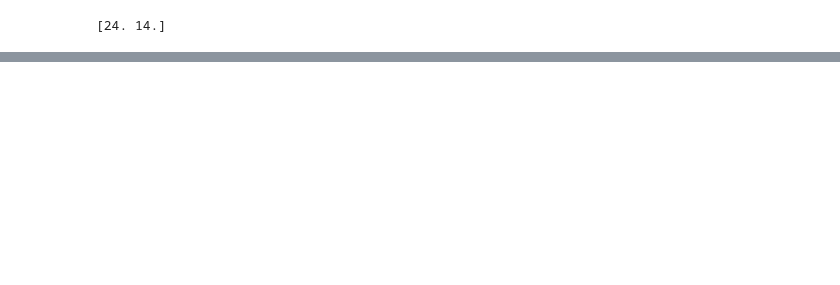
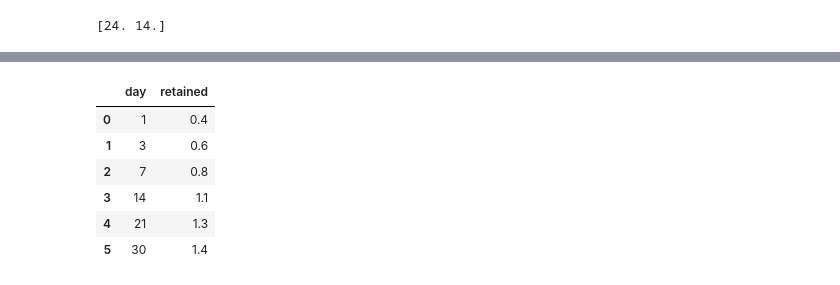
Before and after one commit to evsemenova/Python-, a Jupyter notebook: Урок_5_Статистика_в_работе_аналитика_с_библиотекой_Scipy.ipynb, the cells around one changed output, grey strips where cells are left out. Cells and saved outputs as stored; diff of their text form; code cells hidden in the pictures; blank space fills up the shorter version.

```diff
--- a/Урок_5_Статистика_в_работе_аналитика_с_библиотекой_Scipy.ipynb
+++ b/Урок_5_Статистика_в_работе_аналитика_с_библиотекой_Scipy.ipynb
@@ -93,0 +111,12 @@ print(res.x)
+# %%
+df = pd.DataFrame({'day': [1,3,7,14,21,30],
+                   'retained': [0.4,0.6,0.8,1.10,1.30,1.40]})
+df.head(6)
+# %% [output]
+|  | day | retained |
+| 0 | 1 | 0.4 |
+| 1 | 3 | 0.6 |
+| 2 | 7 | 0.8 |
+| 3 | 14 | 1.1 |
+| 4 | 21 | 1.3 |
+| 5 | 30 | 1.4 |
```
Also changed, not shown: parts of 12 cells of this notebook.
